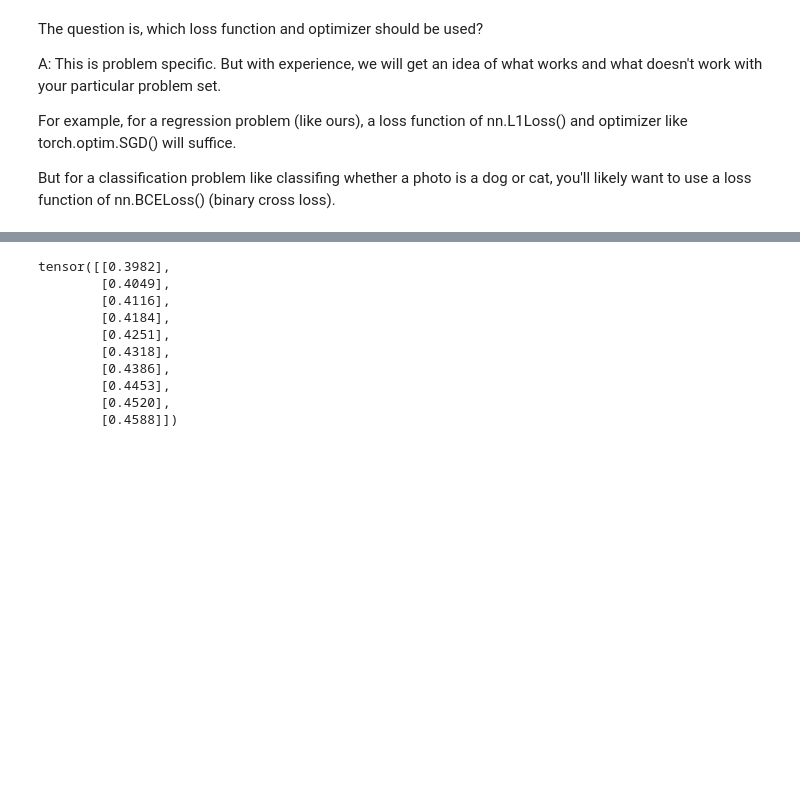
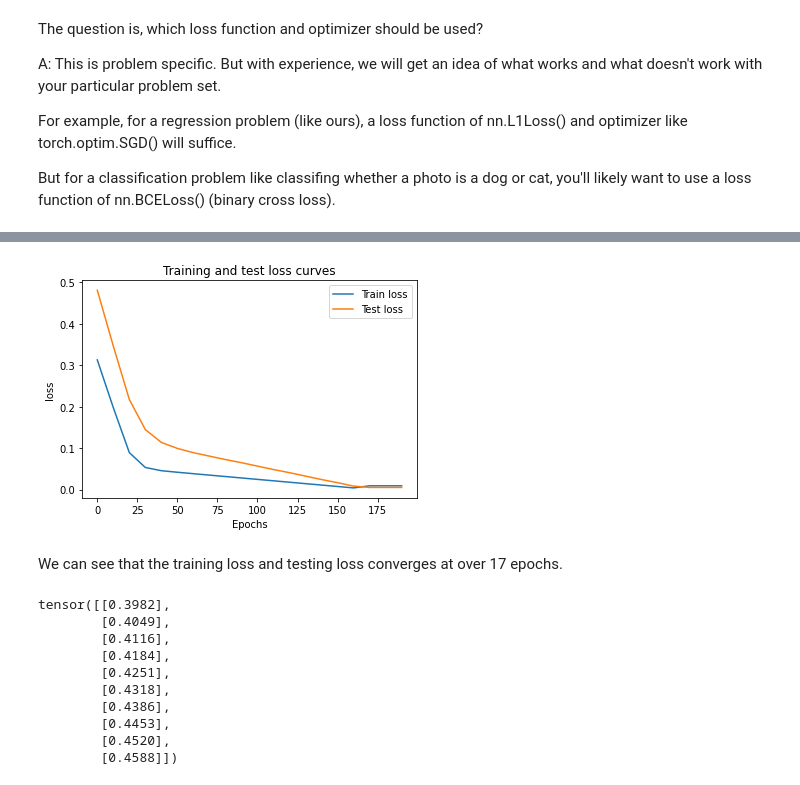
Before and after one commit to tincorpai/Deep_Learning_Pytorch, a Jupyter notebook: PythonWorkFlow_video.ipynb, the cells around one changed output, grey strips where cells are left out. Saved outputs shown, nothing was run; the diff lists cells and outputs as text; code cells hidden in the pictures; blank space fills up the shorter version.

```diff
--- a/PythonWorkFlow_video.ipynb
+++ b/PythonWorkFlow_video.ipynb
@@ -424,7 +428,17 @@ Note: If the gradient of the loss is zero, then the losss is zero too.
 # %%
 # An epoch is one loop through the data...(this is hyperparameters because we
 #set it ourselves).
-epochs = 100
+epochs = 200
+
+#track different values
+#This part is important to monitor model's progress to try and improve upon
+#our current model with the future model, we might build an entire new model
+#and train it in a different setup using different learning rate or optimization.
+#Basically, we track the values to compare future experiments to past experiments.
+epoch_count = []
+loss_values = []
+test_loss_values = []
+
 
 ### Training
 #0. Loop through the data
@@ -441,7 +455,7 @@ for epoch in range(epochs): #one epoch is a single board pass through the data.
   #2.We want to calculate the loss (different between the our model's training
   #dataset and the ideal data values).
   loss = loss_fn(y_pred, y_train)
-  print(f"loss: {loss}")
+
 
   #3.  Optimizer zero grad
   optimizer.zero_grad()
@@ -459,8 +473,22 @@ for epoch in range(epochs): #one epoch is a single board pass through the data.
    #if it does that, the loss will closer to zero.
 
 
-  model_0.eval()    #turn off the different settings in the model not needed for evaluation/testing
 
 
-  #print out model state_dict()
-  print(model_0.state_dict())
+###Testing
+  model_0.eval()    #turn off the different settings in the model not needed for evaluation/testing (dropout/batch norm layers)
+  with torch.inference_mode():#turns off gradient tracking & a couple more things behind the scenes-https://pytorch.org/docs/stable/generated/torch.inference_mode.html.
+    #1. Do the forward pass
+    test_pred = model_0(X_test)   #derive the test prediction here, use it to make prediction on the y_test.
+
+    #2. Calculate the loss- We want to calculate the test loss
+    test_loss = loss_fn(test_pred, y_test)
+
+  # Print out what is happening
+  if epoch % 10 == 0:
+    epoch_count.append(epoch)
+    loss_values.append(loss)
+    test_loss_values.append(test_loss)
+    print(f"Epoch: {epoch} |  Loss: {loss}  | Test loss:  {test_loss}")
+    # Print out model state_dict()
+    print(model_0.state_dict())
@@ -485,3 +512,14 @@ OrderedDict([('weight', tensor([0.6724])), ('bias', tensor([0.3118]))])
+# %%
+plt.plot(epoch_count, np.array(torch.tensor(loss_values).numpy()), label="Train loss")
+plt.plot(epoch_count, test_loss_values, label = "Test loss")
+plt.title("Training and test loss curves")
+plt.ylabel("loss")
+plt.xlabel("Epochs")
+plt.legend();
+# %% [output]
+[figure, added]
+# %% [markdown]
+We can see that the training loss and testing loss converges at over 17 epochs.
 # %%
 #let's make some predictions
 with torch.inference_mode():
```
Also changed, not shown: parts of 10 cells of this notebook.
